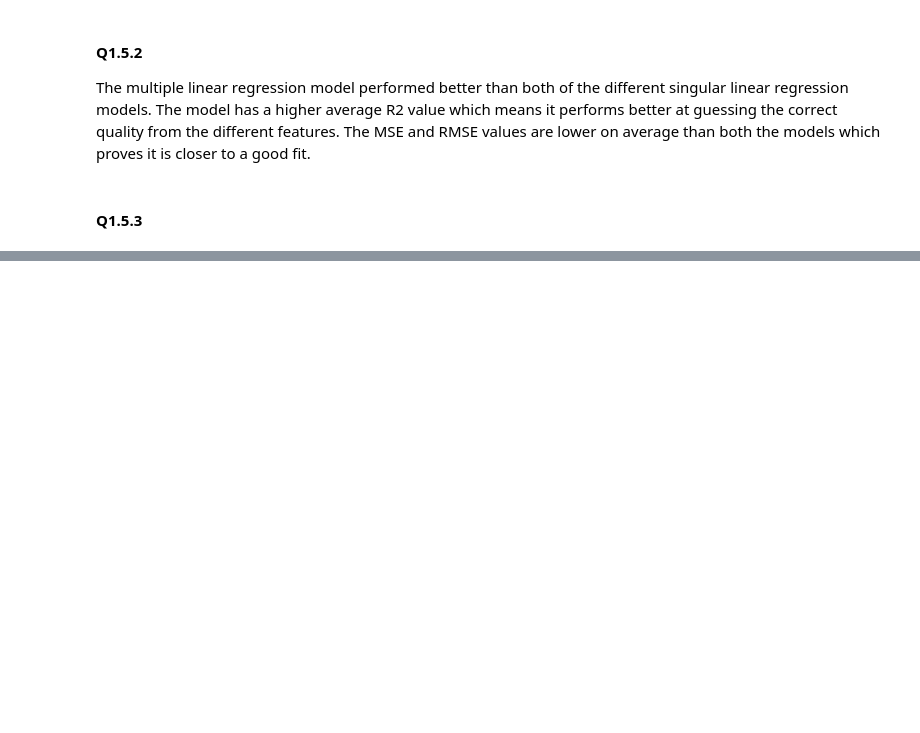
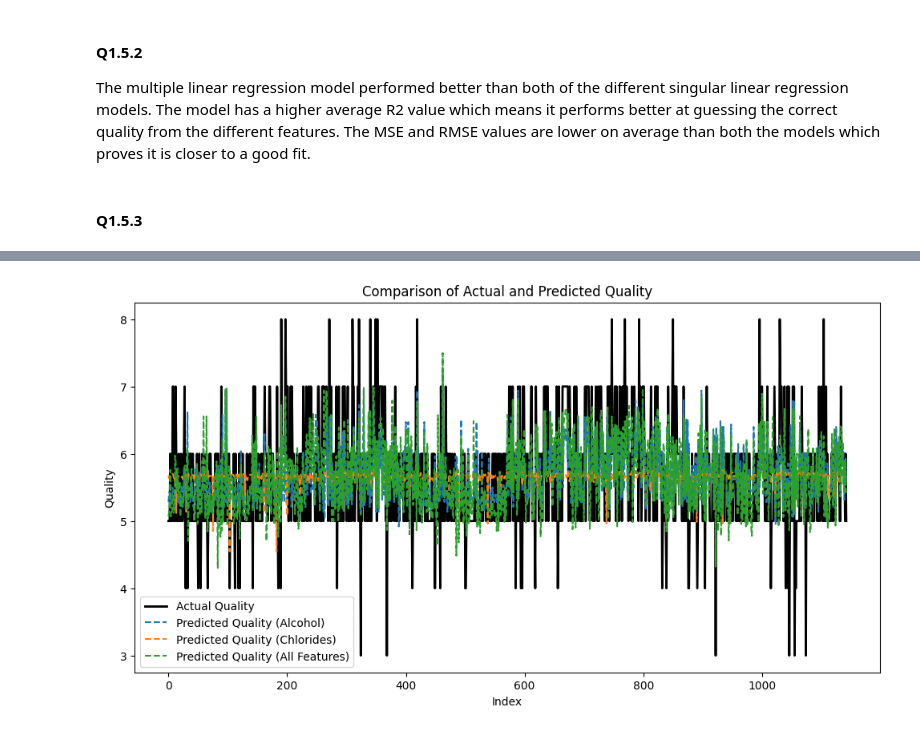
Before and after one commit to JanOlav04/Oblig1Maskin, a Jupyter notebook: main.ipynb, the cells around one changed output, grey strips where cells are left out. Saved outputs shown, nothing was run; the diff lists cells and outputs as text; code cells hidden in the pictures; blank space fills up the shorter version.

```diff
--- a/main.ipynb
+++ b/main.ipynb
@@ -249,7 +249,8 @@ for train_index, test_index in kf.split(df):
 # • R2 score
 
 # How well does alcohol alone predict wine quality in each split?
-
+m_1 = 0
+b_1 = 0
 from sklearn.metrics import mean_squared_error, r2_score
 for fold, (train_index, test_index) in enumerate(kf.split(df), 1):
     X_train, X_test = df[['alcohol']].iloc[train_index], df[['alcohol']].iloc[test_index]
@@ -281,7 +282,8 @@ for fold, (train_index, test_index) in enumerate(kf.split(df), 1):
 
     # Predictions on the test set
     y_pred_test = m * X_test_norm.values.flatten() + b
-
+    m_1 += m
+    b_1 += b
     # Evaluation metrics
     mse = mean_squared_error(y_test, y_pred_test)
     rmse = np.sqrt(mse)
@@ -291,6 +293,9 @@ for fold, (train_index, test_index) in enumerate(kf.split(df), 1):
     print(f"MSE: {mse:.4f}")
     print(f"RMSE: {rmse:.4f}")
     print(f"R2: {r2:.4f}\n")
+
+print(f"Average slope (m): {m_1/5}")
+print(f"Average intercept (b): {b_1/5}")
 # %% [output]
 Fold 1:
 MSE: 0.4175
@@ -314,6 +319,8 @@ R2: 0.2126
 # %%
 # How well does chloride alone predict wine quality in each split?
 
+m_2 = 0
+b_2 = 0
 for fold, (train_index, test_index) in enumerate(kf.split(df), 1):
     X_train, X_test = df[['chlorides']].iloc[train_index], df[['chlorides']].iloc[test_index]
     y_train, y_test = df['quality'].iloc[train_index], df['quality'].iloc[test_index]
@@ -345,6 +352,8 @@ for fold, (train_index, test_index) in enumerate(kf.split(df), 1):
     # Predictions on the test set
     y_pred_test = m * X_test_norm.values.flatten() + b
 
+    m_2 += m
+    b_2 += b
     # Evaluation metrics
     mse = mean_squared_error(y_test, y_pred_test)
     rmse = np.sqrt(mse)
@@ -354,6 +363,8 @@ for fold, (train_index, test_index) in enumerate(kf.split(df), 1):
     print(f"MSE: {mse:.4f}")
     print(f"RMSE: {rmse:.4f}")
     print(f"R2: {r2:.4f}\n")
+print(f"Average slope (m): {m_2/5}")
+print(f"Average intercept (b): {b_2/5}")
 # %% [output]
 Fold 1:
 MSE: 0.5591
@@ -468,0 +493,23 @@ The multiple linear regression model performed better than both of the different
+# %%
+# Alcohol m_1 and b_1
+# Chlorides m_2 and b_2
+final_model = LinearRegression()
+final_model.fit(df.drop(columns=['quality']), df['quality'])
+
+# Create a comparison plot of the three predictions vs actual quality
+
+plt.figure(figsize=(12, 6))
+y_pred_alcohol = m_1/5 * ((df[['alcohol']] - np.mean(df[['alcohol']])) / np.std(df[['alcohol']])).values.flatten() + b_1/5
+y_pred_chlorides = m_2/5 * ((df[['chlorides']] - np.mean(df[['chlorides']])) / np.std(df[['chlorides']])).values.flatten() + b_2/5
+y_pred_final = final_model.predict(df.drop(columns=['quality']))
+plt.plot(df.index, df['quality'], label='Actual Quality', color='black', linewidth=2)
+plt.plot(df.index, y_pred_alcohol, label='Predicted Quality (Alcohol)', linestyle='--')
+plt.plot(df.index, y_pred_chlorides, label='Predicted Quality (Chlorides)', linestyle='--')
+plt.plot(df.index, y_pred_final, label='Predicted Quality (All Features)', linestyle='--')
+plt.xlabel('Index')
+plt.ylabel('Quality')
+plt.title('Comparison of Actual and Predicted Quality')
+plt.legend()
+plt.show()
+# %% [output]
+[figure, added]
```
Also changed, not shown: parts of 14 cells of this notebook.
